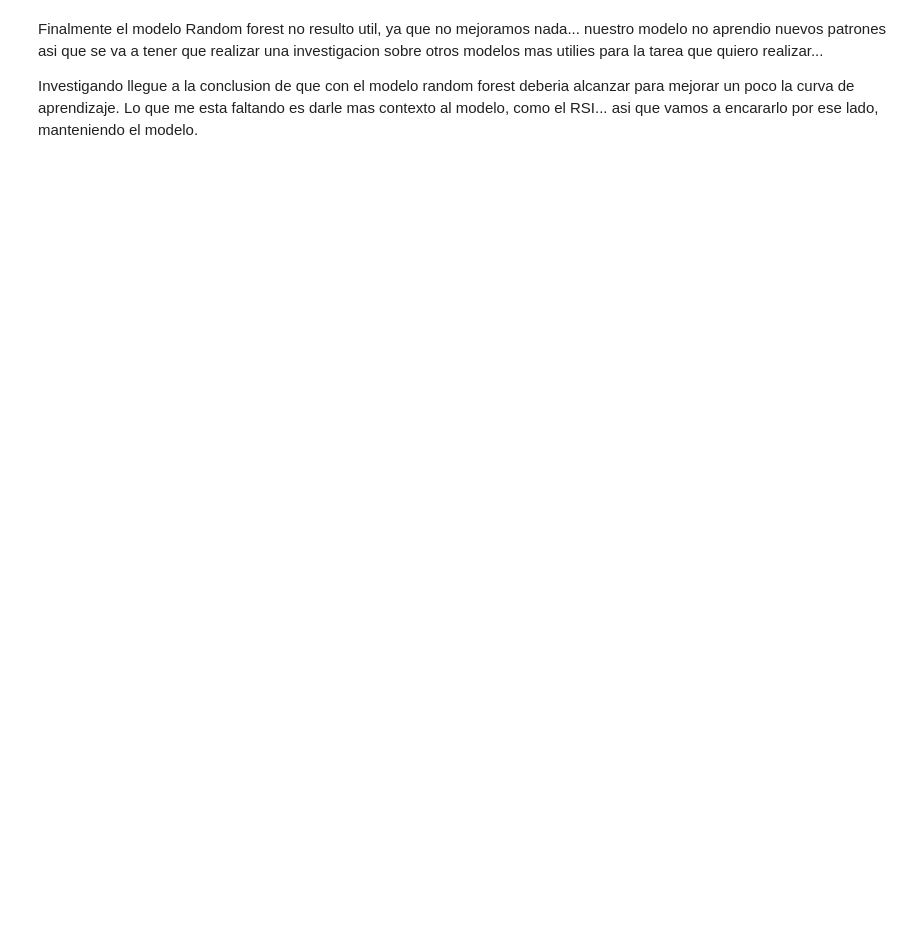
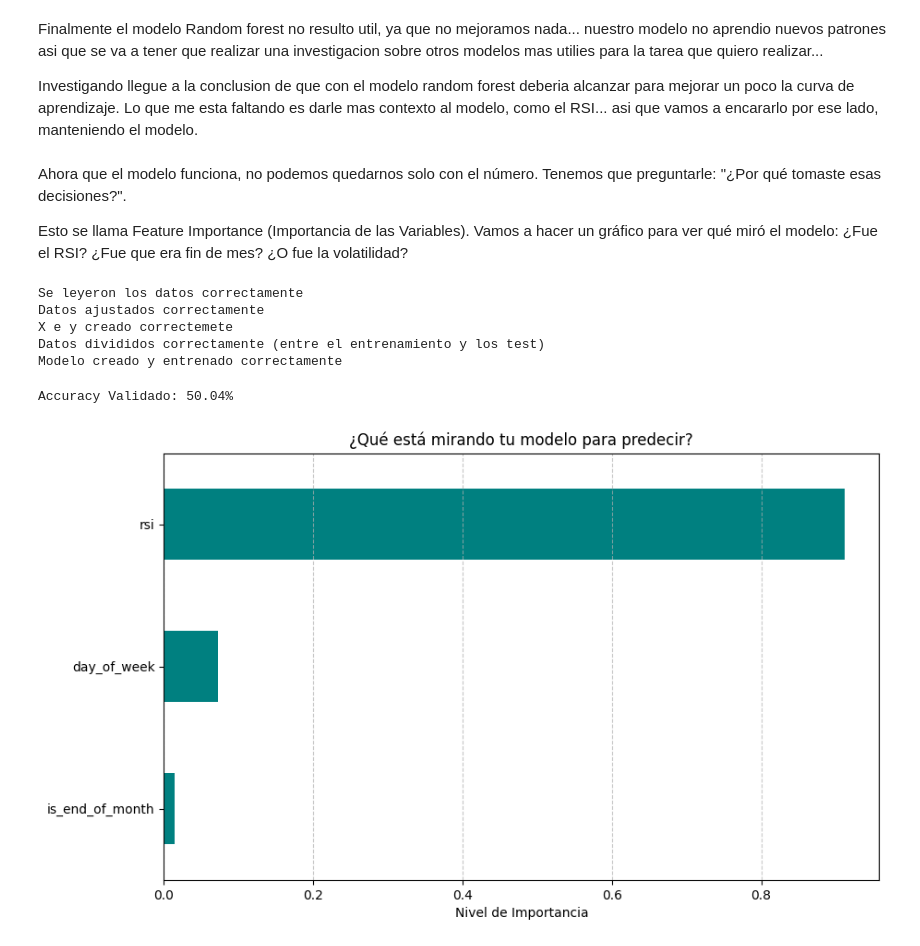
Before and after one commit to agustinBarrionuevo04/blue-dollar-ml, a Jupyter notebook: nootebooks/03_ml_basics.ipynb, the cells around one changed output. Cells and saved outputs as stored; diff of their text form; code cells hidden in the pictures; blank space fills up the shorter version.

```diff
--- a/nootebooks/03_ml_basics.ipynb
+++ b/nootebooks/03_ml_basics.ipynb
@@ -229,3 +239,63 @@ plt.show()
 Finalmente el modelo Random forest no resulto util, ya que no mejoramos nada... nuestro modelo no aprendio nuevos patrones asi que se va a tener que realizar una investigacion sobre otros modelos mas utilies para la tarea que quiero realizar...
 
 Investigando llegue a la conclusion de que con el modelo random forest deberia alcanzar para mejorar un poco la curva de aprendizaje. Lo que me esta faltando es darle mas contexto al modelo, como el RSI... asi que vamos a encararlo por ese lado, manteniendo el modelo.
+# %% [markdown]
+Ahora que el modelo funciona, no podemos quedarnos solo con el número. Tenemos que preguntarle: "¿Por qué tomaste esas decisiones?".
+
+Esto se llama Feature Importance (Importancia de las Variables). Vamos a hacer un gráfico para ver qué miró el modelo: ¿Fue el RSI? ¿Fue que era fin de mes? ¿O fue la volatilidad?
+# %%
+"""Grafico de feature improtance para el modelo Random Forest"""
+
+
+import matplotlib.pyplot as plt
+import pandas as pd
+from sklearn.ensemble import RandomForestClassifier
+from sklearn.model_selection import train_test_split
+
+df = pd.read_csv('/home/agusitn/Documents/projects/blue-dollar-ml/data/processed/features_advanced.csv', parse_dates=['fecha'], index_col='fecha')
+print("Se leyeron los datos correctamente")
+
+colum_data_leak = ['rsi']
+df[colum_data_leak]  = df[colum_data_leak].shift(1)
+
+df.dropna(inplace=True)
+
+print("Datos ajustados correctamente")
+
+df['returns']  = df['valor'].pct_change()
+df['target_up'] = (df['returns'] > 0 ).astype(int)
+
+
+features = ['rsi', 'day_of_week', 'is_end_of_month']
+
+X = df[features]
+y = df['target_up']
+print("X e y creado correctemete")
+
+X_train, X_test, y_train, y_test = train_test_split(X, y, test_size=0.2, shuffle=False)
+print("Datos divididos correctamente (entre el entrenamiento y los test)")
+
+model = RandomForestClassifier(n_estimators=100, min_samples_split=20, random_state=42)
+model.fit(X_train, y_train)
+print("Modelo creado y entrenado correctamente")
+
+acc = rf.score(X_test, y_test)
+print(f"Accuracy Validado: {acc:.2%}")
+
+importances = pd.Series(rf.feature_importances_, index=features)
+importances = importances.sort_values(ascending=True) # Ordenar del peor al mejor
+
+plt.figure(figsize=(10, 6))
+importances.plot(kind='barh', color='teal')
+plt.title("¿Qué está mirando tu modelo para predecir?")
+plt.xlabel("Nivel de Importancia")
+plt.grid(axis='x', linestyle='--', alpha=0.7)
+plt.show()
+# %% [output]
+Se leyeron los datos correctamente
+Datos ajustados correctamente
+X e y creado correctemete
+Datos divididos correctamente (entre el entrenamiento y los test)
+Modelo creado y entrenado correctamente
+Accuracy Validado: 50.04%
+[figure, added]
```
Also changed, not shown: parts of 6 cells of this notebook, 2 other files.
